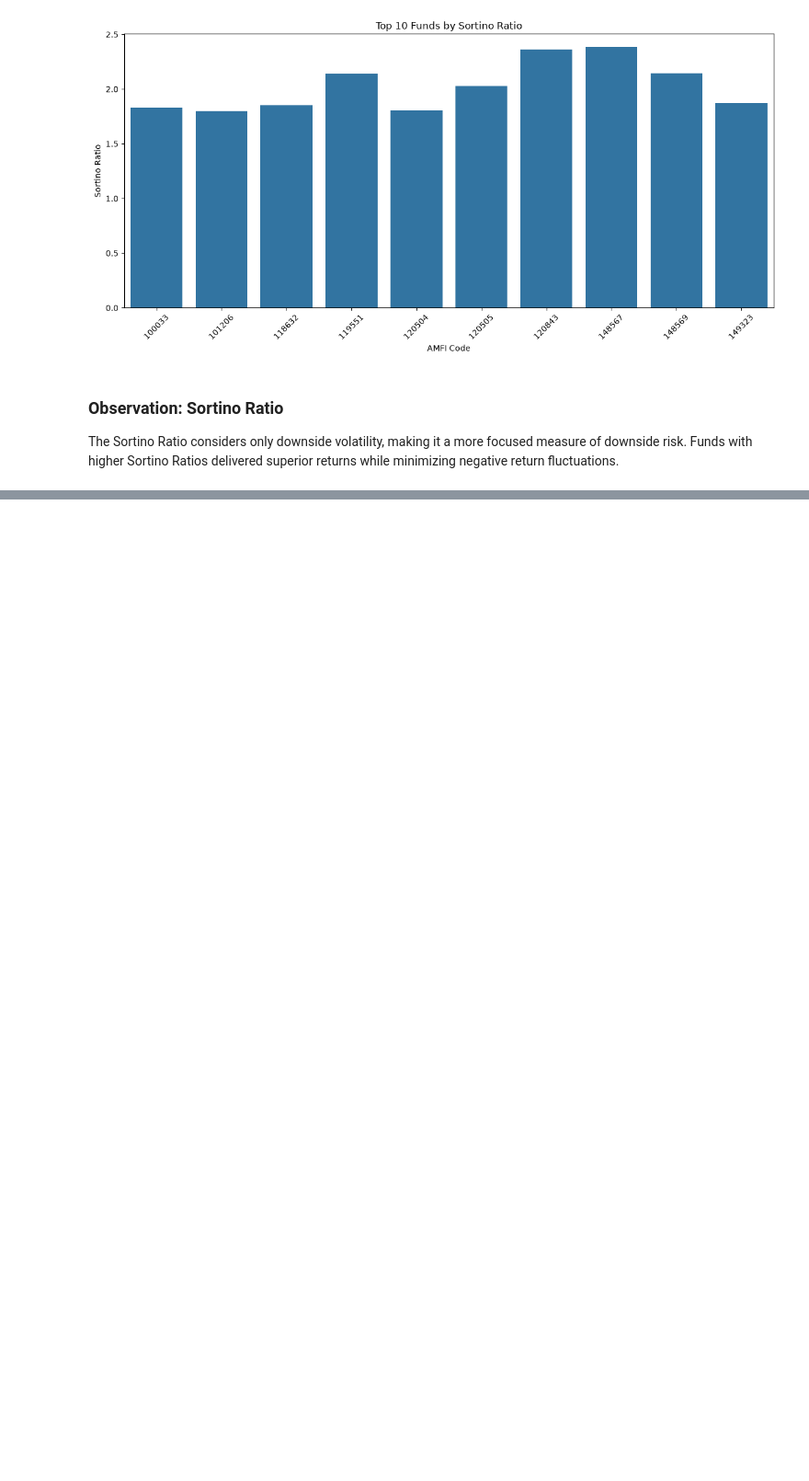
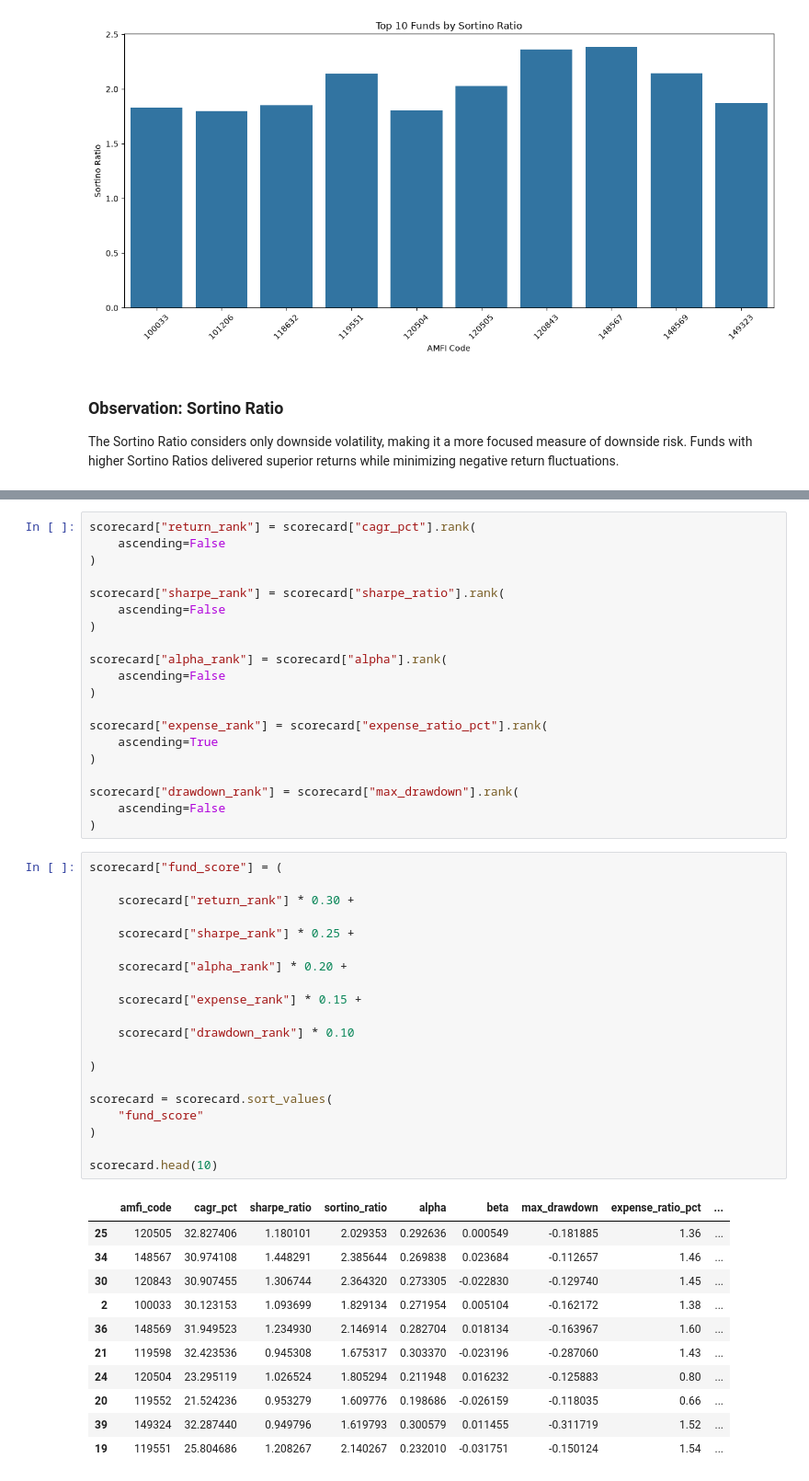
Before and after one commit to muskanagrwl08/Bluestock_MF_Capstone, a Jupyter notebook: notebooks/Performance_Analytics.ipynb, the cells around one changed output, grey strips where cells are left out. Shown at 92% size. Drawn from its saved outputs; the diff is of its cells as text; blank space fills up the shorter version.

```diff
--- a/notebooks/Performance_Analytics.ipynb
+++ b/notebooks/Performance_Analytics.ipynb
@@ -314,0 +475,52 @@ The Sortino Ratio considers only downside volatility, making it a more focused m
+# %%
+scorecard["return_rank"] = scorecard["cagr_pct"].rank(
+    ascending=False
+)
+
+scorecard["sharpe_rank"] = scorecard["sharpe_ratio"].rank(
+    ascending=False
+)
+
+scorecard["alpha_rank"] = scorecard["alpha"].rank(
+    ascending=False
+)
+
+scorecard["expense_rank"] = scorecard["expense_ratio_pct"].rank(
+    ascending=True
+)
+
+scorecard["drawdown_rank"] = scorecard["max_drawdown"].rank(
+    ascending=False
+)
+# %%
+scorecard["fund_score"] = (
+
+    scorecard["return_rank"] * 0.30 +
+
+    scorecard["sharpe_rank"] * 0.25 +
+
+    scorecard["alpha_rank"] * 0.20 +
+
+    scorecard["expense_rank"] * 0.15 +
+
+    scorecard["drawdown_rank"] * 0.10
+
+)
+
+scorecard = scorecard.sort_values(
+    "fund_score"
+)
+
+scorecard.head(10)
+# %% [output]
+|  | amfi_code | cagr_pct | sharpe_ratio | sortino_ratio | alpha | beta | max_drawdown | expense_ratio_pct | ... |
+| 25 | 120505 | 32.827406 | 1.180101 | 2.029353 | 0.292636 | 0.000549 | -0.181885 | 1.36 | ... |
+| 34 | 148567 | 30.974108 | 1.448291 | 2.385644 | 0.269838 | 0.023684 | -0.112657 | 1.46 | ... |
+| 30 | 120843 | 30.907455 | 1.306744 | 2.364320 | 0.273305 | -0.022830 | -0.129740 | 1.45 | ... |
+| 2 | 100033 | 30.123153 | 1.093699 | 1.829134 | 0.271954 | 0.005104 | -0.162172 | 1.38 | ... |
+| 36 | 148569 | 31.949523 | 1.234930 | 2.146914 | 0.282704 | 0.018134 | -0.163967 | 1.60 | ... |
+| 21 | 119598 | 32.423536 | 0.945308 | 1.675317 | 0.303370 | -0.023196 | -0.287060 | 1.43 | ... |
+| 24 | 120504 | 23.295119 | 1.026524 | 1.805294 | 0.211948 | 0.016232 | -0.125883 | 0.80 | ... |
+| 20 | 119552 | 21.524236 | 0.953279 | 1.609776 | 0.198686 | -0.026159 | -0.118035 | 0.66 | ... |
+| 39 | 149324 | 32.287440 | 0.949796 | 1.619793 | 0.300579 | 0.011455 | -0.311719 | 1.52 | ... |
+| 19 | 119551 | 25.804686 | 1.208267 | 2.140267 | 0.232010 | -0.031751 | -0.150124 | 1.54 | ... |
```
Also changed, not shown: parts of 14 cells of this notebook.
